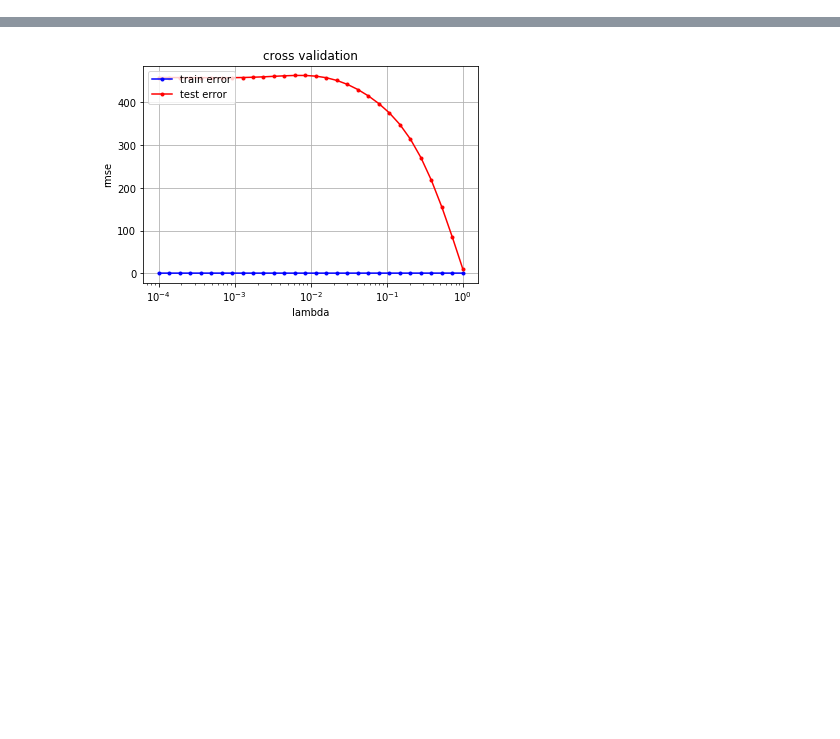
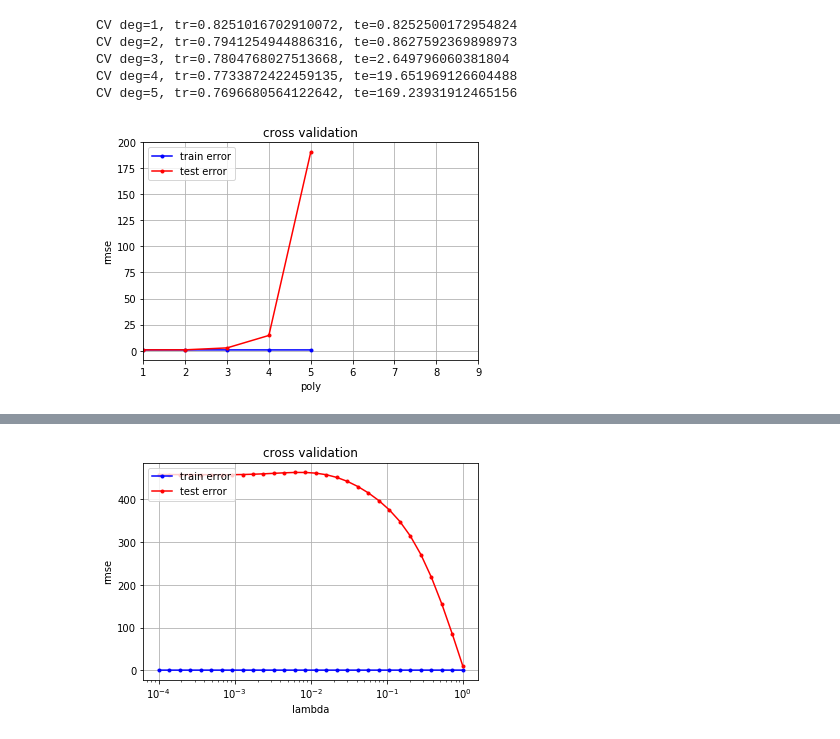
Before and after one commit to gaelmoccand/RoadSegmentation_CNN, a Jupyter notebook: project1/scripts/Ridge_Prediction.ipynb, the cells around one changed output, grey strips where cells are left out. Saved outputs shown, nothing was run; the diff lists cells and outputs as text; code cells hidden in the pictures; blank space fills up the shorter version.

```diff
--- a/project1/scripts/Ridge_Prediction.ipynb
+++ b/project1/scripts/Ridge_Prediction.ipynb
@@ -155,0 +196,9 @@ print(w)
+# %%
+cross_validation_demo_poly(0.001)
+# %% [output]
+CV deg=1, tr=0.8251016702910072, te=0.8252500172954824
+CV deg=2, tr=0.7941254944886316, te=0.8627592369898973
+CV deg=3, tr=0.7804768027513668, te=2.649796060381804
+CV deg=4, tr=0.7733872422459135, te=19.651969126604488
+CV deg=5, tr=0.7696680564122642, te=169.23931912465156
+[figure, added]
```
Also changed, not shown: parts of 42 cells of this notebook, 2 other files.
